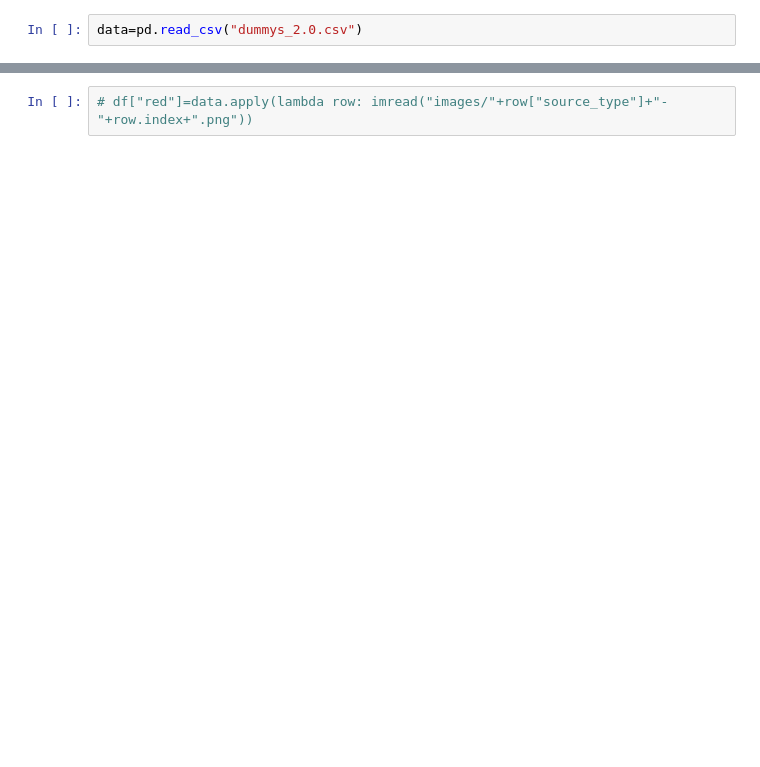
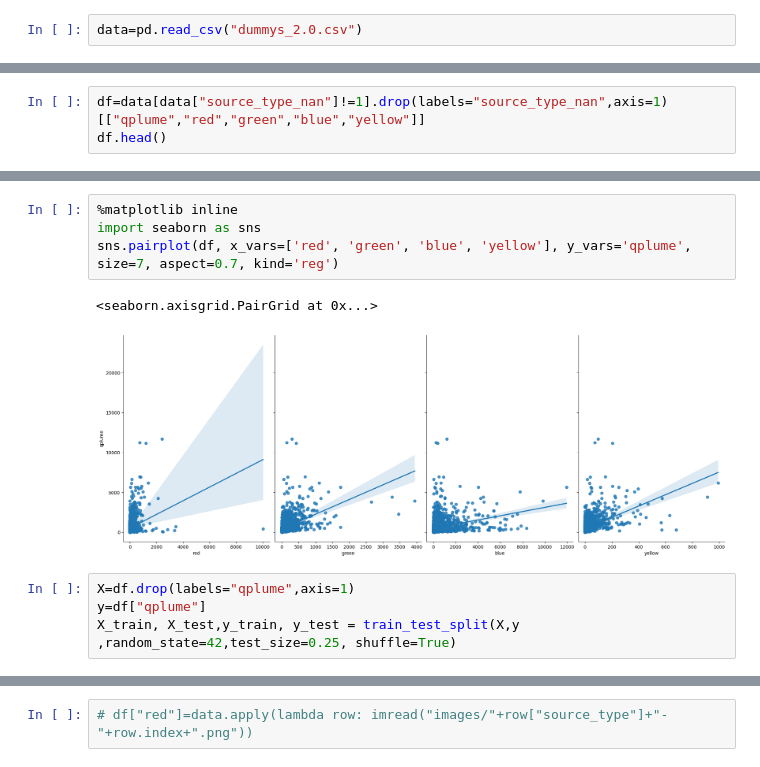
Before and after one commit to That1Panda/Carbon-Detector, a Jupyter notebook: Carbon.ipynb, the cells around one changed output, grey strips where cells are left out. Drawn from its saved outputs; the diff is of its cells as text; blank space fills up the shorter version.

```diff
--- a/Carbon.ipynb
+++ b/Carbon.ipynb
@@ -165,0 +193,3 @@ data=pd.read_csv("dummys_2.0.csv")
+# %%
+df=data[data["source_type_nan"]!=1].drop(labels="source_type_nan",axis=1)[["qplume","red","green","blue","yellow"]]
+df.head()
@@ -165,0 +203,11 @@ data=pd.read_csv("dummys_2.0.csv")
+# %%
+%matplotlib inline
+import seaborn as sns
+sns.pairplot(df, x_vars=['red', 'green', 'blue', 'yellow'], y_vars='qplume', size=7, aspect=0.7, kind='reg')
+# %% [output]
+<seaborn.axisgrid.PairGrid at 0x...>
+[figure, added]
+# %%
+X=df.drop(labels="qplume",axis=1)
+y=df["qplume"]
+X_train, X_test,y_train, y_test = train_test_split(X,y ,random_state=42,test_size=0.25, shuffle=True)
```
Also changed, not shown: parts of 21 cells of this notebook, 2 other files.
